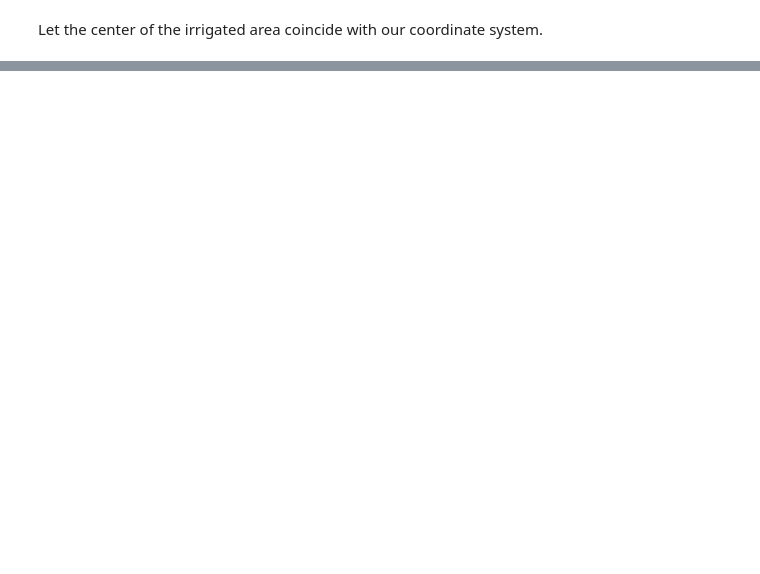
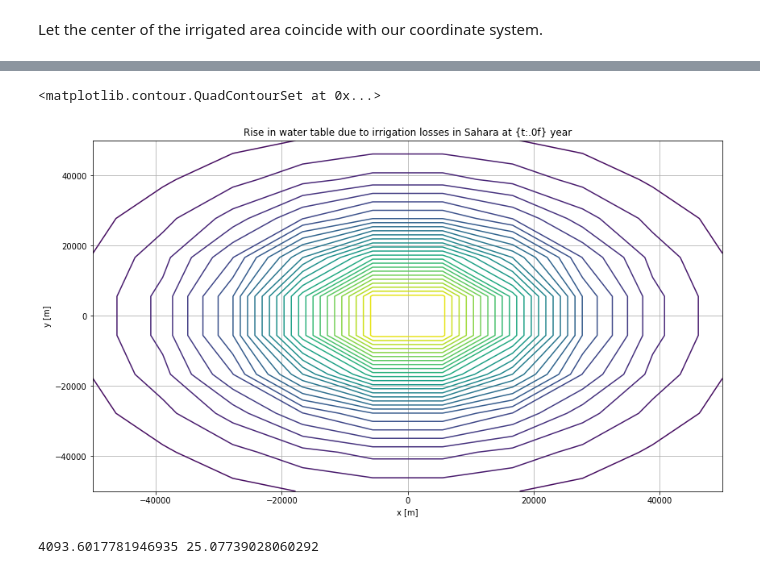
Before and after one commit to Olsthoorn/TransientGroundwaterFlow, a Jupyter notebook: excercises_notebooks/Alexandria-effect-irrigation.ipynb, the cells around one changed output, grey strips where cells are left out. Cells and saved outputs as stored; diff of their text form; code cells hidden in the pictures; blank space fills up the shorter version.

```diff
--- a/excercises_notebooks/Alexandria-effect-irrigation.ipynb
+++ b/excercises_notebooks/Alexandria-effect-irrigation.ipynb
@@ -61,0 +83,26 @@ plt.show()
+# %%
+# Grid coordinates
+x0 = np.linspace(-50e3, 50e3, 10) # Grid line coordinates
+y0 = np.linspace(-50e3, 50e3, 10) # Grid line coordinates
+X0, Y0 = np.meshgrid(x0, y0) # Full grid of coordinates allow contouring
+# %%
+# Contouring the situation at t = 50 years
+
+ax = newfig('Rise in water table due to irrigation losses in Sahara at {t:.0f} year', 'x [m]', 'y [m]')
+
+t = 50 # years
+
+s = np.zeros_like(X0)
+
+for xwi in Xw.ravel():
+    for ywi in Yw.ravel():
+        R = np.sqrt((X0 - xwi)**2 + (Y0 - ywi)**2)
+        s += Q/(4 * np.pi * kD) * exp1(R**2 * S/ (4 * kD * t))
+ax.contour(X0, Y0, s, levels=30)
+# %% [output]
+<matplotlib.contour.QuadContourSet at 0x...>
+[figure, added]
+# %%
+print(np.max(s), np.min(s))
+# %% [output]
+4093.6017781946935 25.07739028060292
```
Also changed, not shown: parts of 14 cells of this notebook, 13 other files.
